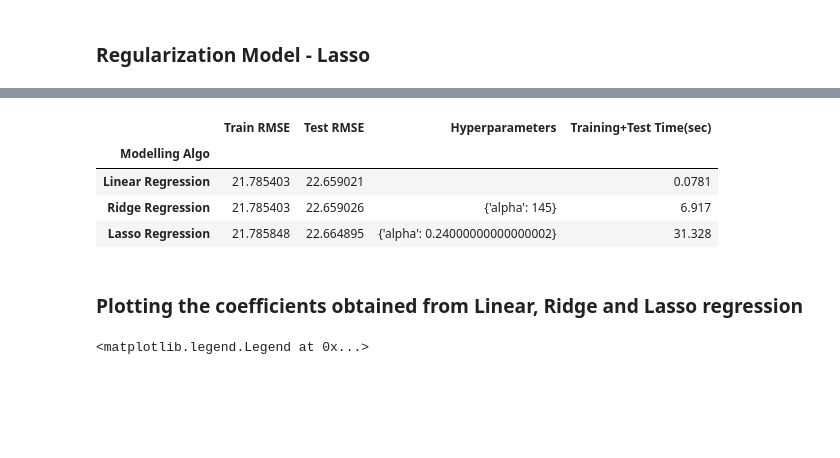
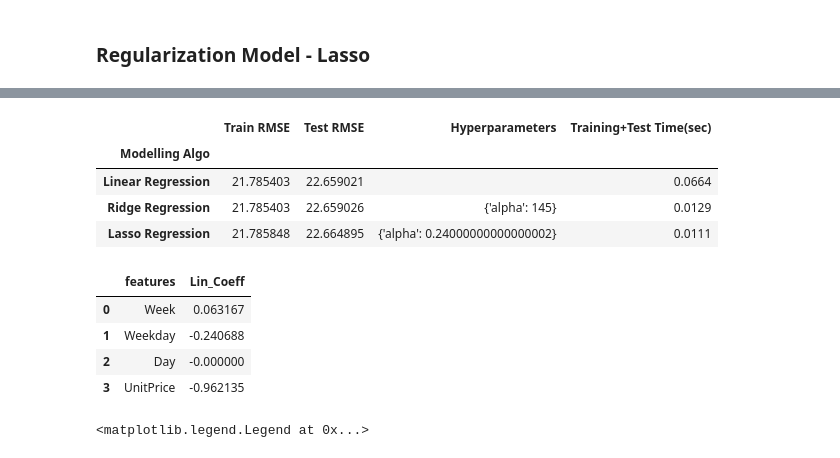
Before and after one commit to Ahmed-Ashraf-Marzouk/Elzoboon-CRM, a Jupyter notebook: Sales_forecasting/sales_forecasting.ipynb, the cells around one changed output, grey strips where cells are left out. Cells and saved outputs as stored; diff of their text form; code cells hidden in the pictures; blank space fills up the shorter version.

```diff
--- a/Sales_forecasting/sales_forecasting.ipynb
+++ b/Sales_forecasting/sales_forecasting.ipynb
@@ -258,4 +279,4 @@ orders.to_excel('ex_retail2_forecasting_data.xlsx')
 # %% [markdown]
 ## Train and Test data preperation
 # %%
-orders = pd.read_excel('../ex_retail2_forecasting_data.xlsx')
+orders = pd.read_excel('ex_retail2_forecasting_data_v3.xlsx', index_col=False)
@@ -365,7 +401,7 @@ CPU times: total: 46.9 ms
 Wall time: 14 ms
 # %%
-algo_score.loc['Linear Regression', 'Training+Test Time(sec)'] = 0.0781
-cv_time.append(0.0781)
+algo_score.loc['Linear Regression', 'Training+Test Time(sec)'] = 0.0664
+cv_time.append(0.0664)
 algo_score
 # %% [output]
 |  | Train RMSE | Test RMSE | Hyperparameters | Training+Test Time(sec) |
@@ -420,6 +456,6 @@ Wall time: 12 ms
 # %%
-algo_score.loc['Ridge Regression', 'Training+Test Time(sec)'] = 6.917
-cv_time.append(0.012)
+algo_score.loc['Ridge Regression', 'Training+Test Time(sec)'] = 0.0129
+cv_time.append(0.0129)
 algo_score
 # %% [output]
 |  | Train RMSE | Test RMSE | Hyperparameters | Training+Test Time(sec) |
@@ -466,15 +512,13 @@ Wall time: 16 ms
 # %%
-algo_score.loc['Lasso Regression', 'Training+Test Time(sec)'] = 31.328
-cv_time.append(0.16)
+algo_score.loc['Lasso Regression', 'Training+Test Time(sec)'] = 0.0111
+cv_time.append(0.0111)
 algo_score
 # %% [output]
 |  | Train RMSE | Test RMSE | Hyperparameters | Training+Test Time(sec) |
 | Modelling Algo |  |  |  |  |
-| Linear Regression | 21.785403 | 22.659021 |  | 0.0781 |
-| Ridge Regression | 21.785403 | 22.659026 | {'alpha': 145} | 6.917 |
-| Lasso Regression | 21.785848 | 22.664895 | {'alpha': 0.24000000000000002} | 31.328 |
+| Linear Regression | 21.785403 | 22.659021 |  | 0.0664 |
+| Ridge Regression | 21.785403 | 22.659026 | {'alpha': 145} | 0.0129 |
+| Lasso Regression | 21.785848 | 22.664895 | {'alpha': 0.24000000000000002} | 0.0111 |
 # %%
 # Features and the Estimated Lasso Regression Coefficients
 df_coeff['Lasso_Coeff'] = lasso.best_estimator_.coef_
-# %% [markdown]
-### Plotting the coefficients obtained from Linear, Ridge and Lasso regression
@@ -481,3 +527,11 @@ df_coeff['Lasso_Coeff'] = lasso.best_estimator_.coef_
+# %%
+df_laso
+# %% [output]
+|  | features | Lin_Coeff |
+| 0 | Week | 0.063167 |
+| 1 | Weekday | -0.240688 |
+| 2 | Day | -0.000000 |
+| 3 | UnitPrice | -0.962135 |
 # %%
 fig = plt.figure(figsize=(10, 5))
 
```
Also changed, not shown: parts of 75 cells of this notebook.
